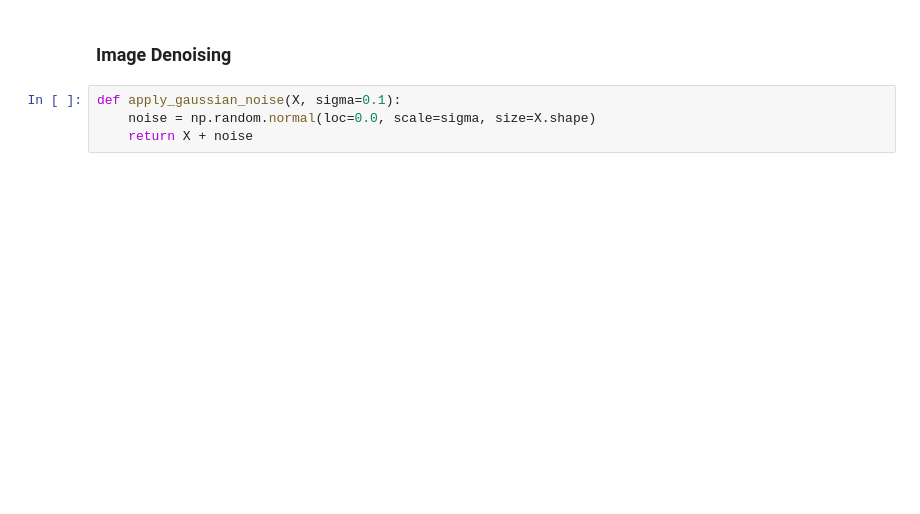
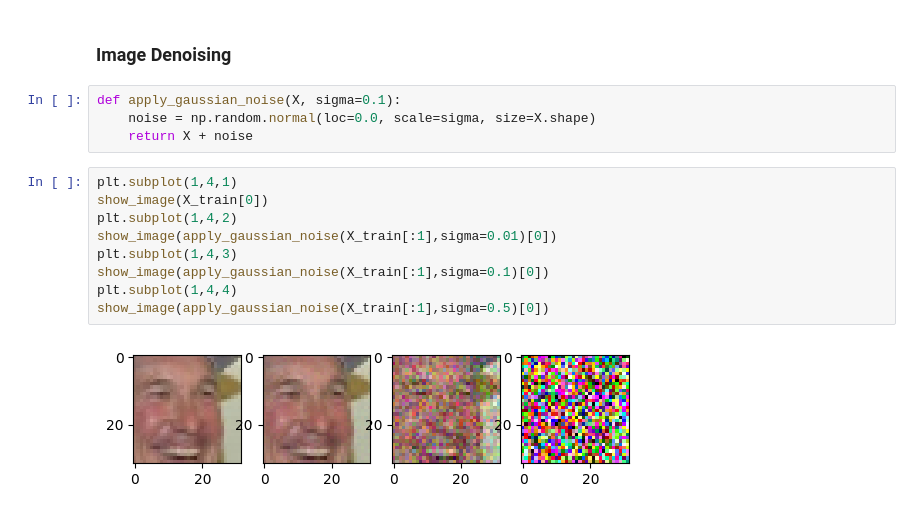
Before and after one commit to DevangML/Image-Reconstruction-Using-Autoencoders, a Jupyter notebook: image_reconstruction.ipynb, the cells around one changed output. Saved outputs shown, nothing was run; the diff lists cells and outputs as text; blank space fills up the shorter version.

```diff
--- a/image_reconstruction.ipynb
+++ b/image_reconstruction.ipynb
@@ -159,3 +221,14 @@ for i in range(5):
 def apply_gaussian_noise(X, sigma=0.1):
     noise = np.random.normal(loc=0.0, scale=sigma, size=X.shape)
     return X + noise
+# %%
+plt.subplot(1,4,1)
+show_image(X_train[0])
+plt.subplot(1,4,2)
+show_image(apply_gaussian_noise(X_train[:1],sigma=0.01)[0])
+plt.subplot(1,4,3)
+show_image(apply_gaussian_noise(X_train[:1],sigma=0.1)[0])
+plt.subplot(1,4,4)
+show_image(apply_gaussian_noise(X_train[:1],sigma=0.5)[0])
+# %% [output]
+[figure, added]
```
Also changed, not shown: parts of 10 cells of this notebook, 1 other file.
